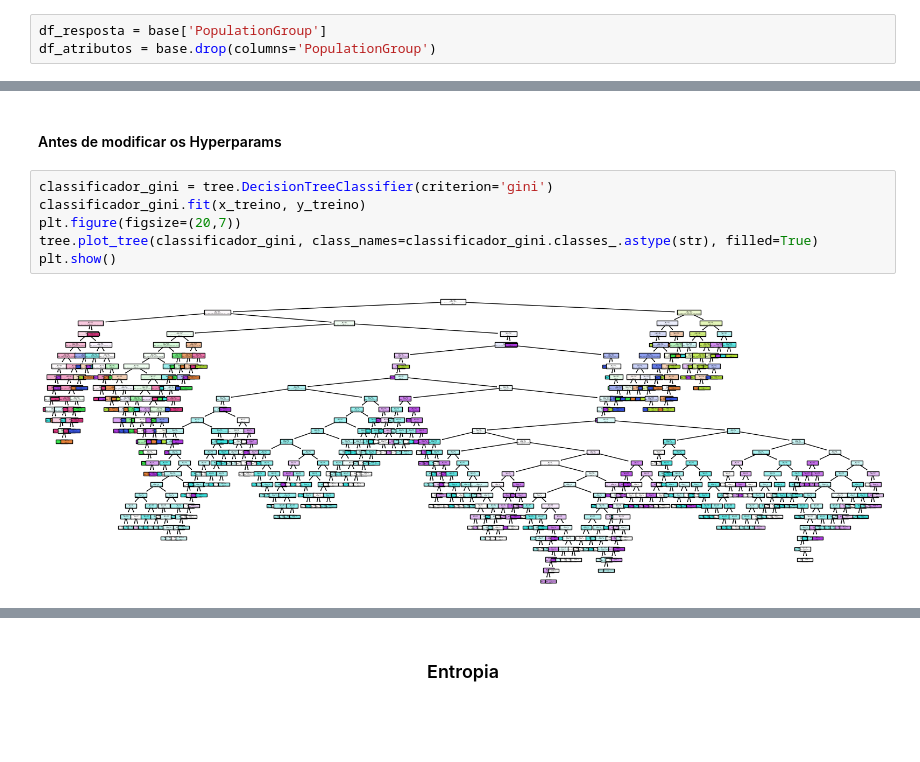
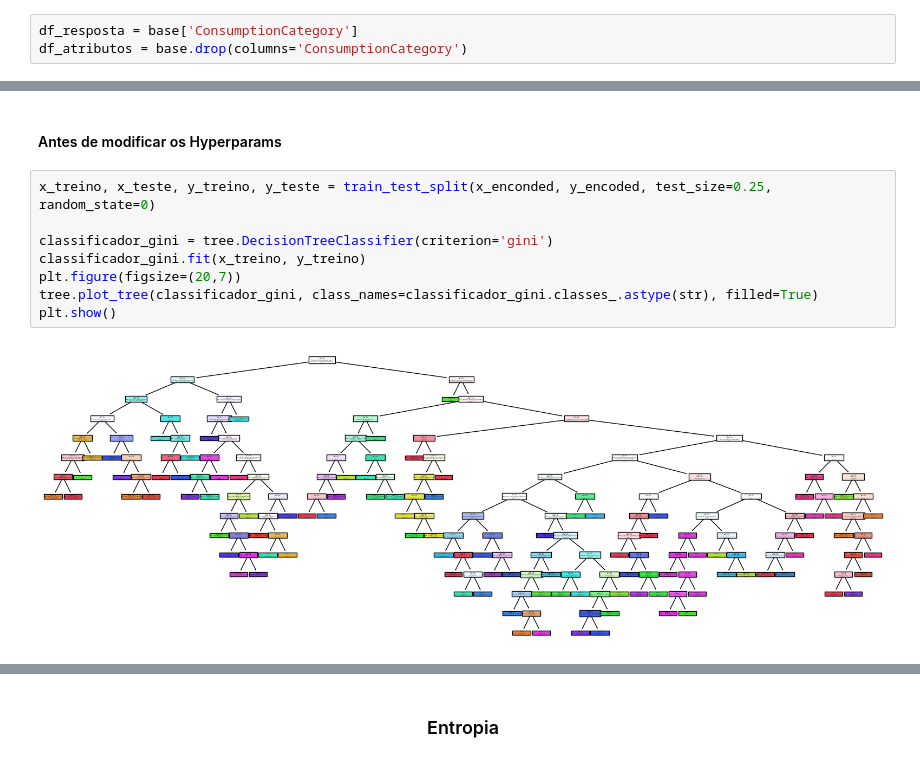
Before and after one commit to OttistTech/analytics, a Jupyter notebook: regulated-foods/teste_de_modelos.ipynb, the cells around one changed output, grey strips where cells are left out. Cells and saved outputs as stored; diff of their text form; blank space fills up the shorter version.

```diff
--- a/regulated-foods/teste_de_modelos.ipynb
+++ b/regulated-foods/teste_de_modelos.ipynb
@@ -63,8 +63,8 @@ display(base)
 # %% [markdown]
 #### Separando atributos e respostas
 # %%
-df_resposta = base['PopulationGroup']
-df_atributos = base.drop(columns='PopulationGroup')
+df_resposta = base['ConsumptionCategory']
+df_atributos = base.drop(columns='ConsumptionCategory')
 # %% [markdown]
 #### Transformando dados
 # %%
@@ -627,10 +650,12 @@ Confusion Matrix:
 # %% [markdown]
 #### Antes de modificar os Hyperparams
 # %%
+x_treino, x_teste, y_treino, y_teste = train_test_split(x_enconded, y_encoded, test_size=0.25, random_state=0)
+
 classificador_gini = tree.DecisionTreeClassifier(criterion='gini')
 classificador_gini.fit(x_treino, y_treino)
 plt.figure(figsize=(20,7))
 tree.plot_tree(classificador_gini, class_names=classificador_gini.classes_.astype(str), filled=True)
 plt.show()
 # %% [output]
-[figure, old version]
+[figure, new version]
```
Also changed, not shown: parts of 29 cells of this notebook, 2 other files.
